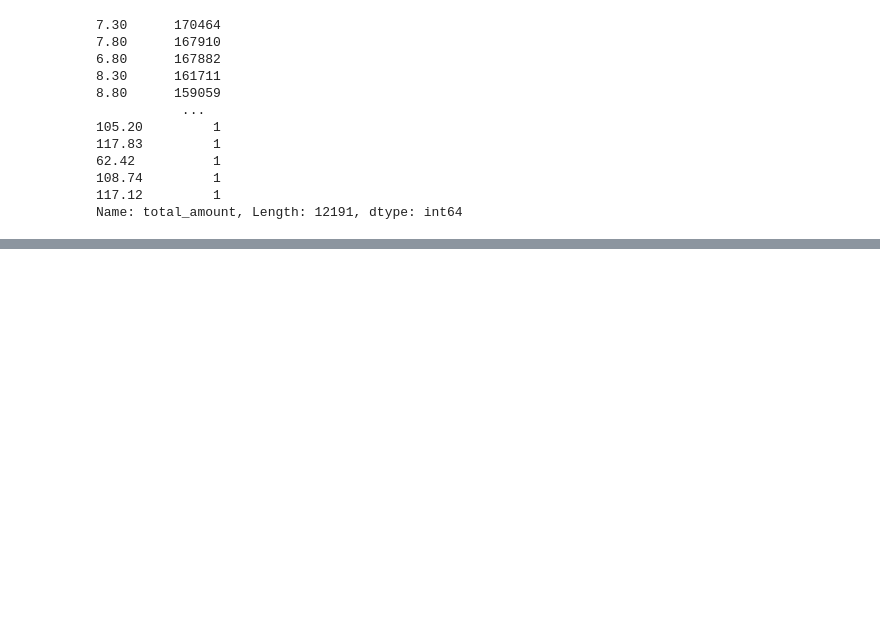
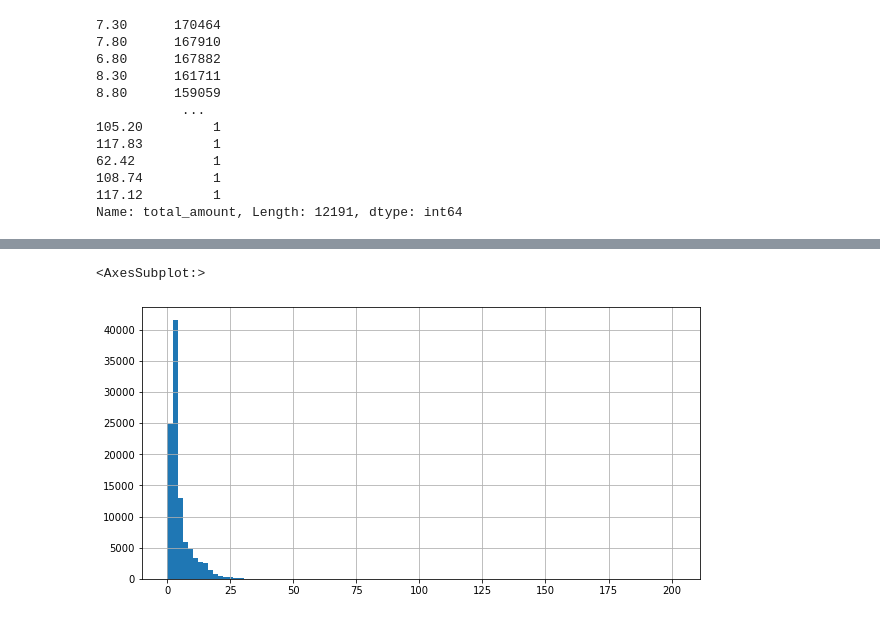
Before and after one commit to Mardi38/Taxi, a Jupyter notebook: Taxi Presentable nb July 2 22.ipynb, the cells around one changed output, grey strips where cells are left out. Saved outputs shown, nothing was run; the diff lists cells and outputs as text; code cells hidden in the pictures; blank space fills up the shorter version.

```diff
--- a/Taxi Presentable nb July 2 22.ipynb
+++ b/Taxi Presentable nb July 2 22.ipynb
@@ -298,0 +395,7 @@ dtype: int64
+# %%
+#transaction month: should be only 1. transaction year: should only be 2019.
+#so now we filter data.
+taxi_data_prepared = taxi_data_prepared[taxi_data_prepared['transaction_year']==2019]
+taxi_data_prepared = taxi_data_prepared[taxi_data_prepared['transaction_month']==1]
+
+#We are constantly cleaning :)
@@ -298,0 +404,14 @@ dtype: int64
+# %%
+#predict avg money people spend for a cab in a certain region in NYC in any given hr of day of a momth of a year.
+#we want every row = mean of $ spent in region that hour
+
+categorical_columns = ['PULocationID', 'transaction_date', 'transaction_month', 'transaction_day', 'transaction_hour']
+numerical_columns = ['trip_distance', 'total_amount']
+all_needed_columns = categorical_columns + numerical_columns
+# %%
+main_taxi_df = taxi_data_prepared[all_needed_columns]
+print(main_taxi_df.shape)
+main_taxi_df.head()
+
+#this doesn't inlcude passenger count, payment type, ratecall ID, or dropoff location
+#leaving them out bc they won't improve the model.
@@ -298,0 +426,17 @@ dtype: int64
+# %%
+#main_taxi_df.iloc['PULocationID' == 151]
+#df.iloc[n] get row ---don't know how to pull up PUL=151.
+
+#Could I groupby? f.groupby('column_name')
+#main_taxi_df.groupby('PULocationID')
+
+#There are other rows with PUL=151 that have diff trip distances and total amounts.
+#I wasn't able to do this and used her code.
+
+taxi_grouped_by_region = main_taxi_df.groupby(categorical_columns).mean().reset_index()
+taxi_grouped_by_region['count_of_transactions'] = main_taxi_df.groupby(categorical_columns).count().reset_index()['total_amount']
+print(taxi_grouped_by_region.shape)
+taxi_grouped_by_region.head()
+
+#count of transactions is something to use to possibly filter and help performance.
+#didn't understand this code completely
@@ -298,0 +451,6 @@ dtype: int64
+# %%
+taxi_grouped_by_region['trip_distance'].hist(bins=100, figsize=(10,5))
+#still lots of zeros, may be mistake in entering them
+# %% [output]
+<AxesSubplot:>
+[figure, added]
```
Also changed, not shown: parts of 49 cells of this notebook.
